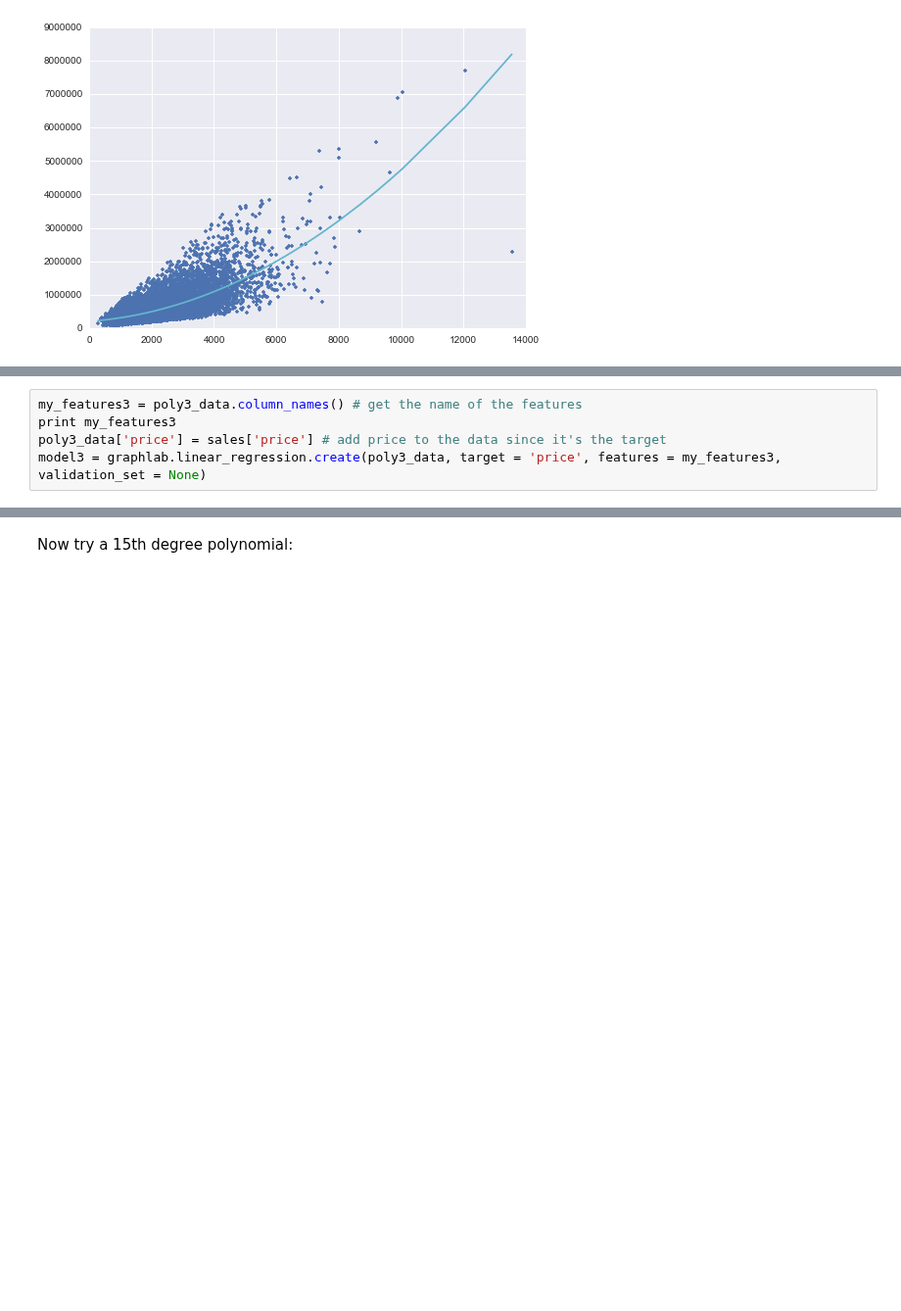
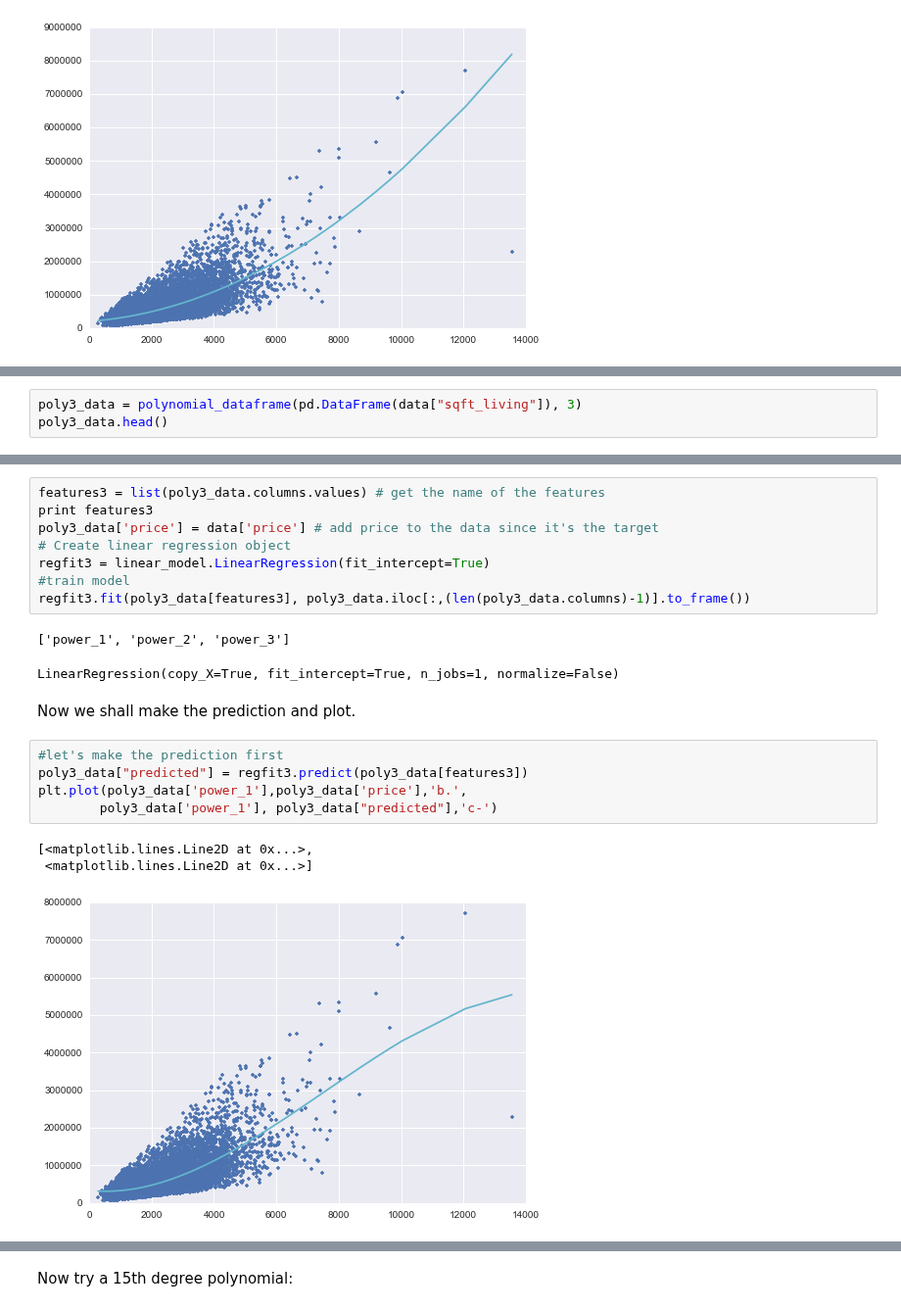
Before and after one commit to benjaminsw/regression, a Jupyter notebook: kc_house/Polynomial Regression.ipynb, the cells around one changed output, grey strips where cells are left out. Shown at 98% size. Drawn from its saved outputs; the diff is of its cells as text; blank space fills up the shorter version.

```diff
--- a/kc_house/Polynomial Regression.ipynb
+++ b/kc_house/Polynomial Regression.ipynb
@@ -208,0 +220,3 @@ poly3_data = polynomial_sframe(sales['sqft_living'], 3)
+# %%
+poly3_data = polynomial_dataframe(pd.DataFrame(data["sqft_living"]), 3)
+poly3_data.head()
@@ -209,5 +230,22 @@ poly3_data = polynomial_sframe(sales['sqft_living'], 3)
 # %%
-my_features3 = poly3_data.column_names() # get the name of the features
-print my_features3
-poly3_data['price'] = sales['price'] # add price to the data since it's the target
-model3 = graphlab.linear_regression.create(poly3_data, target = 'price', features = my_features3, validation_set = None)
+features3 = list(poly3_data.columns.values) # get the name of the features
+print features3
+poly3_data['price'] = data['price'] # add price to the data since it's the target
+# Create linear regression object
+regfit3 = linear_model.LinearRegression(fit_intercept=True)
+#train model
+regfit3.fit(poly3_data[features3], poly3_data.iloc[:,(len(poly3_data.columns)-1)].to_frame())
+# %% [output]
+['power_1', 'power_2', 'power_3']
+LinearRegression(copy_X=True, fit_intercept=True, n_jobs=1, normalize=False)
+# %% [markdown]
+Now we shall make the prediction and plot.
+# %%
+#let's make the prediction first
+poly3_data["predicted"] = regfit3.predict(poly3_data[features3])
+plt.plot(poly3_data['power_1'],poly3_data['price'],'b.',
+        poly3_data['power_1'], poly3_data["predicted"],'c-')
+# %% [output]
+[<matplotlib.lines.Line2D at 0x...>,
+ <matplotlib.lines.Line2D at 0x...>]
+[figure, added]
```
Also changed, not shown: parts of 9 cells of this notebook.
